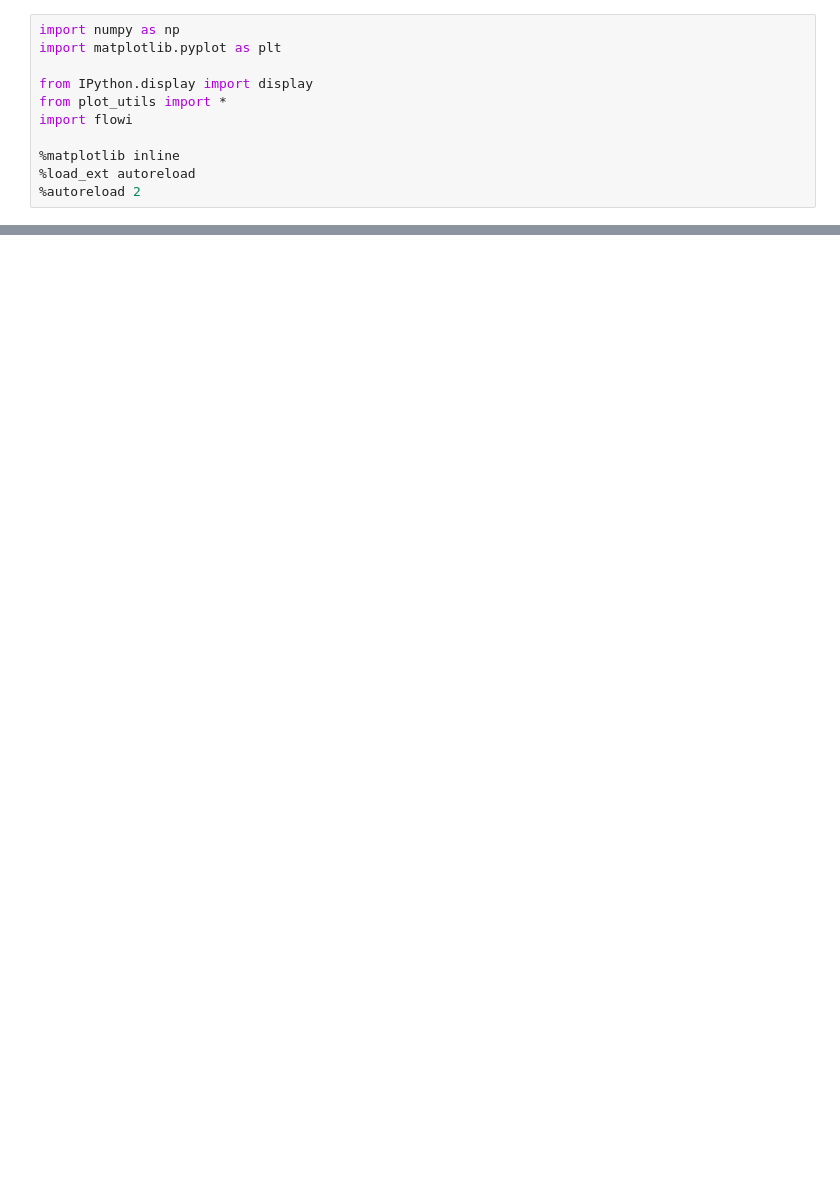
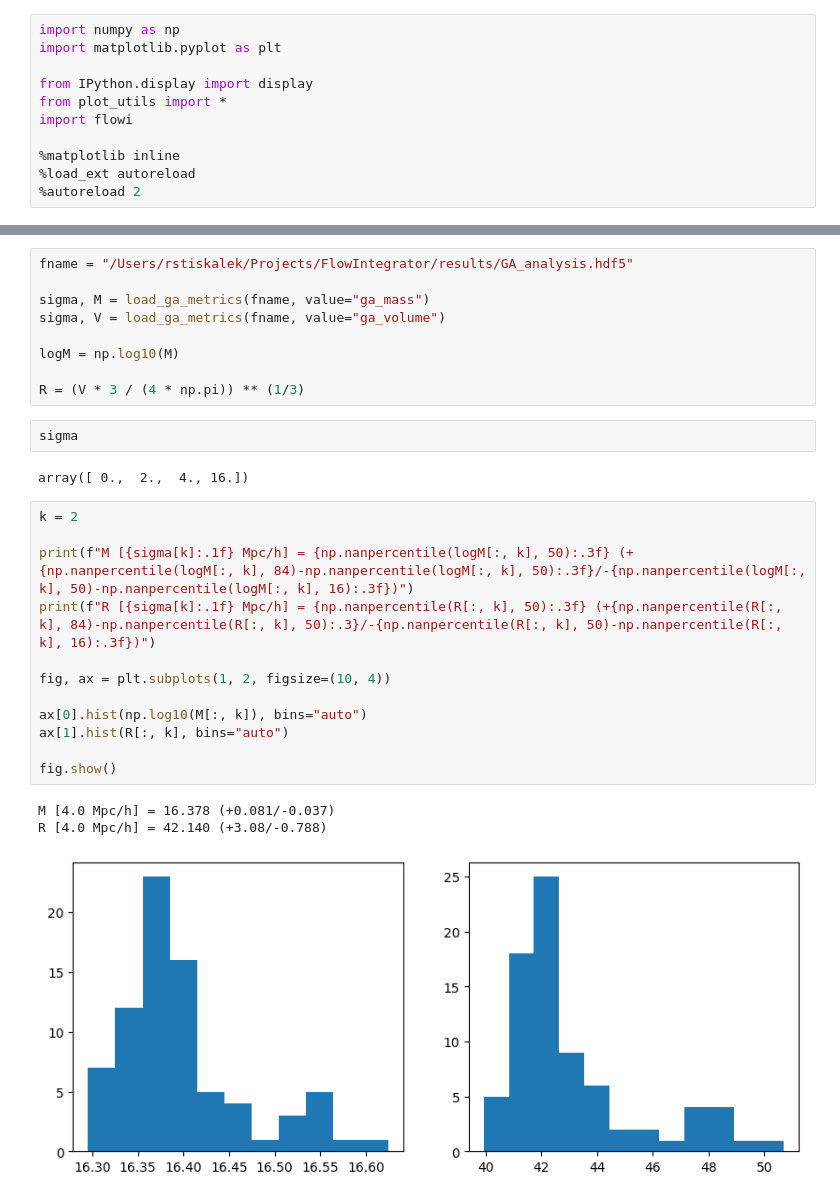
Before and after one commit to Richard-Sti/FlowIntegrator, a Jupyter notebook: notebooks/paper_plots.ipynb, the cells around one changed output, grey strips where cells are left out. Saved outputs shown, nothing was run; the diff lists cells and outputs as text; blank space fills up the shorter version.

```diff
--- a/notebooks/paper_plots.ipynb
+++ b/notebooks/paper_plots.ipynb
@@ -36,0 +76,29 @@ $\sigma=4.0\ h^{-1}\ \mathrm{Mpc}$: r = 41.8 -3.47/+1.46; ell = 312 -2.3/+1.25;
+# %%
+fname = "/Users/rstiskalek/Projects/FlowIntegrator/results/GA_analysis.hdf5"
+
+sigma, M = load_ga_metrics(fname, value="ga_mass")
+sigma, V = load_ga_metrics(fname, value="ga_volume")
+
+logM = np.log10(M)
+
+R = (V * 3 / (4 * np.pi)) ** (1/3)
+# %%
+sigma
+# %% [output]
+array([ 0.,  2.,  4., 16.])
+# %%
+k = 2
+
+print(f"M [{sigma[k]:.1f} Mpc/h] = {np.nanpercentile(logM[:, k], 50):.3f} (+{np.nanpercentile(logM[:, k], 84)-np.nanpercentile(logM[:, k], 50):.3f}/-{np.nanpercentile(logM[:, k], 50)-np.nanpercentile(logM[:, k], 16):.3f})")
+print(f"R [{sigma[k]:.1f} Mpc/h] = {np.nanpercentile(R[:, k], 50):.3f} (+{np.nanpercentile(R[:, k], 84)-np.nanpercentile(R[:, k], 50):.3}/-{np.nanpercentile(R[:, k], 50)-np.nanpercentile(R[:, k], 16):.3f})")
+
+fig, ax = plt.subplots(1, 2, figsize=(10, 4))
+
+ax[0].hist(np.log10(M[:, k]), bins="auto")
+ax[1].hist(R[:, k], bins="auto")
+
+fig.show()
+# %% [output]
+M [4.0 Mpc/h] = 16.378 (+0.081/-0.037)
+R [4.0 Mpc/h] = 42.140 (+3.08/-0.788)
+[figure, added]
```
Also changed, not shown: parts of 6 cells of this notebook.
